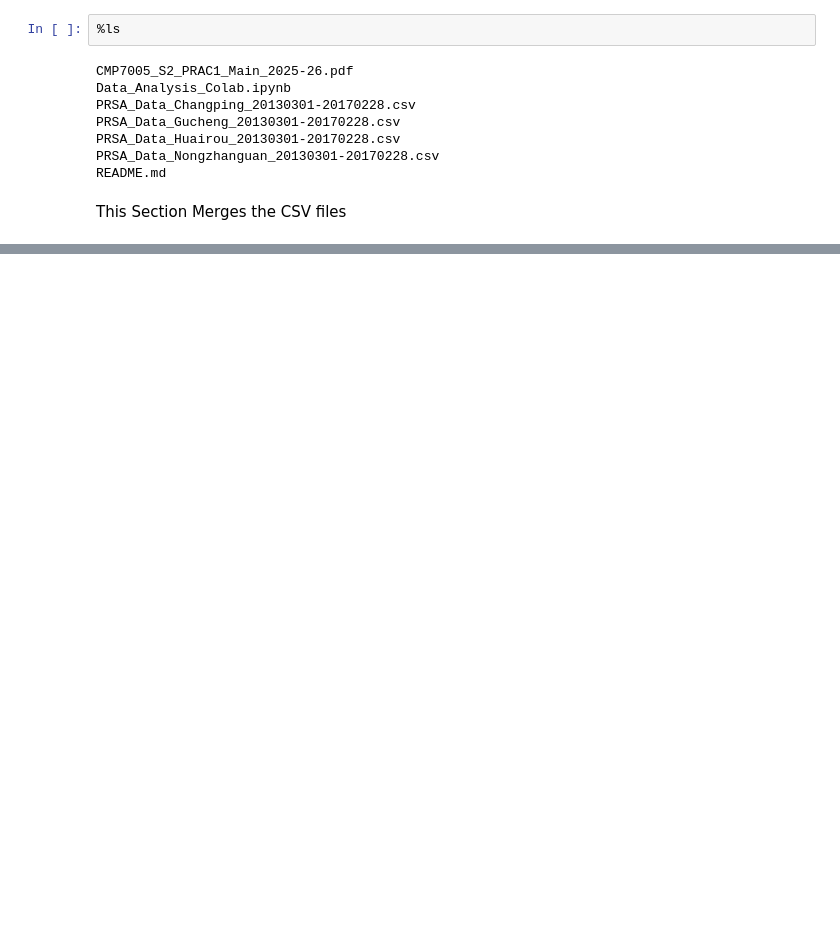
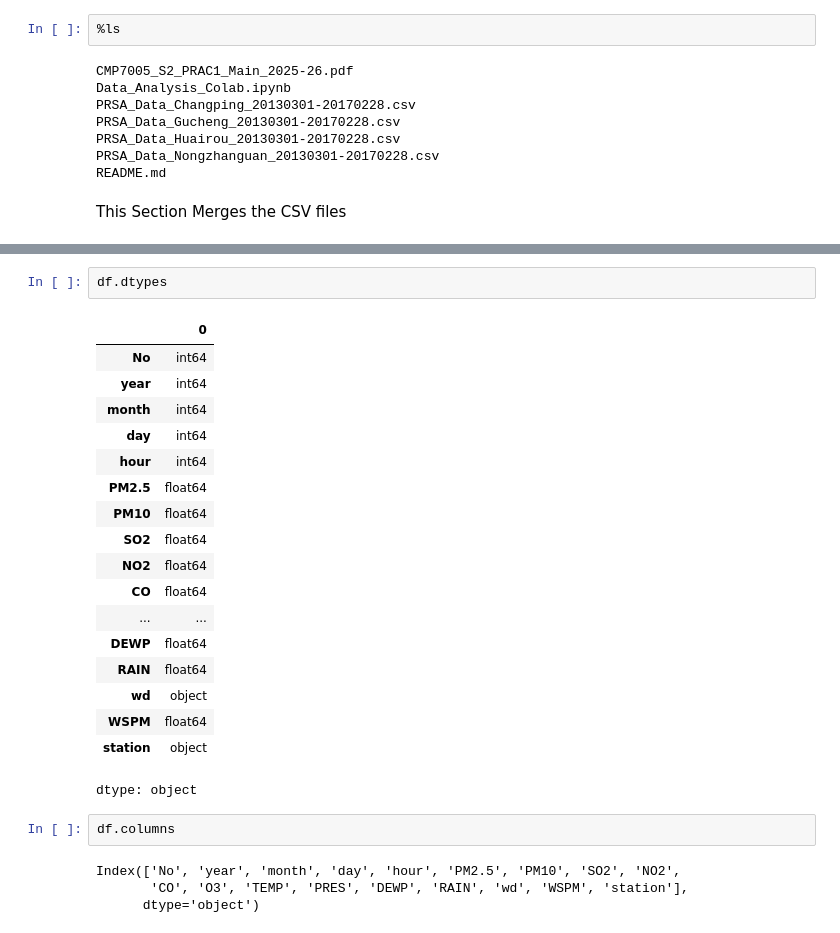
Before and after one commit to Dan-Brooks/Programming-for-Data-Analysis-Cmet, a Jupyter notebook: Data_Analysis_Colab.ipynb, the cells around one changed output, grey strips where cells are left out. Drawn from its saved outputs; the diff is of its cells as text; blank space fills up the shorter version.

```diff
--- a/Data_Analysis_Colab.ipynb
+++ b/Data_Analysis_Colab.ipynb
@@ -92,0 +127,27 @@ df.tail()
+# %%
+df.dtypes
+# %% [output]
+|  | 0 |
+| No | int64 |
+| year | int64 |
+| month | int64 |
+| day | int64 |
+| hour | int64 |
+| PM2.5 | float64 |
+| PM10 | float64 |
+| SO2 | float64 |
+| NO2 | float64 |
+| CO | float64 |
+| ... | ... |
+| DEWP | float64 |
+| RAIN | float64 |
+| wd | object |
+| WSPM | float64 |
+| station | object |
+dtype: object
+# %%
+df.columns
+# %% [output]
+Index(['No', 'year', 'month', 'day', 'hour', 'PM2.5', 'PM10', 'SO2', 'NO2',
+       'CO', 'O3', 'TEMP', 'PRES', 'DEWP', 'RAIN', 'wd', 'WSPM', 'station'],
+      dtype='object')
```
Also changed, not shown: parts of 10 cells of this notebook.
